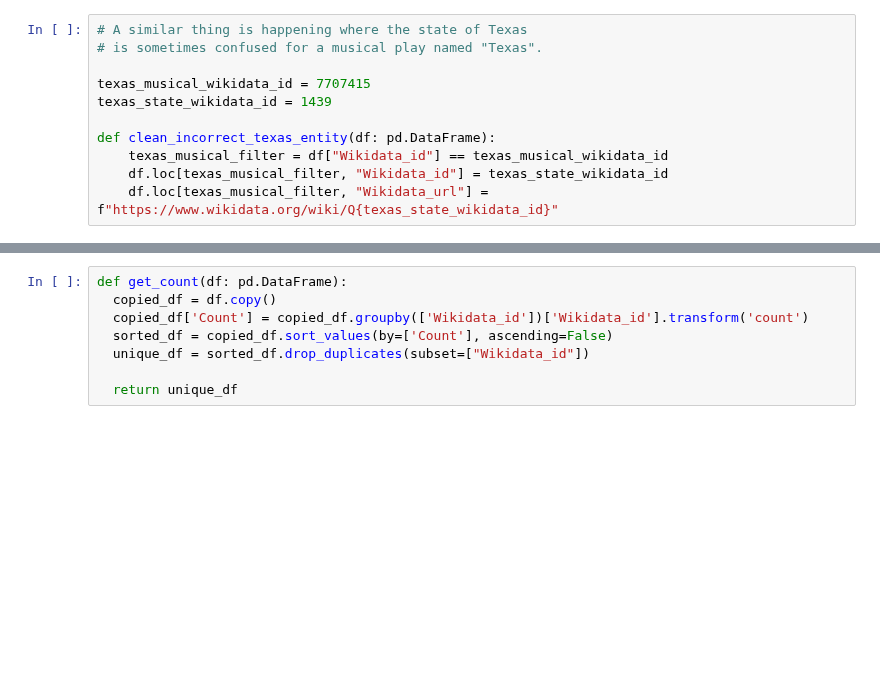
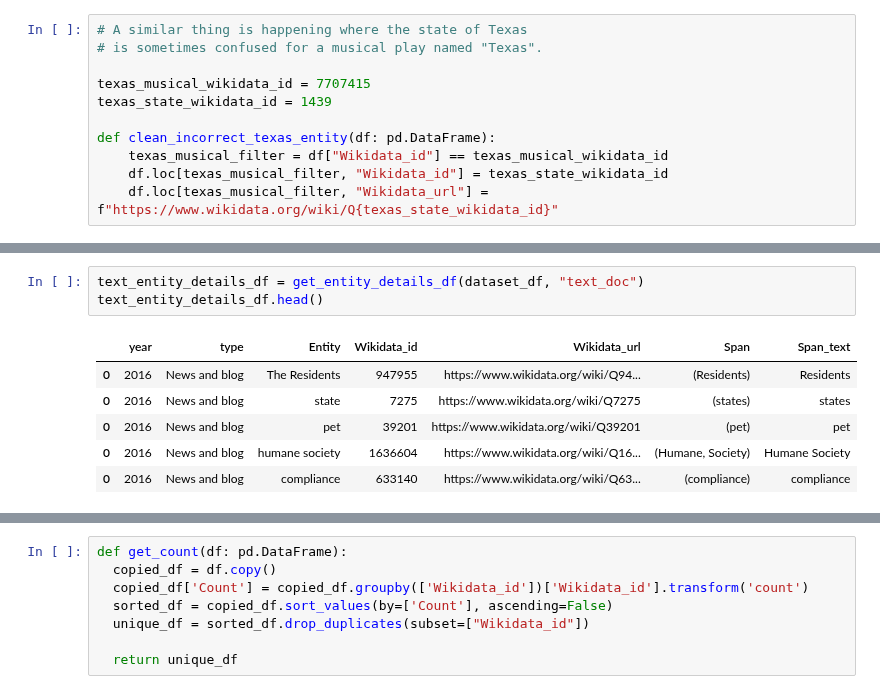
Before and after one commit to sfu-discourse-lab/fake_news_over_time, a Jupyter notebook: named_entity_recognition.ipynb, the cells around one changed output, grey strips where cells are left out. Drawn from its saved outputs; the diff is of its cells as text; blank space fills up the shorter version.

```diff
--- a/named_entity_recognition.ipynb
+++ b/named_entity_recognition.ipynb
@@ -167,0 +134,10 @@ headline_entities_data_df.head()
+# %%
+text_entity_details_df = get_entity_details_df(dataset_df, "text_doc")
+text_entity_details_df.head()
+# %% [output]
+|  | year | type | Entity | Wikidata_id | Wikidata_url | Span | Span_text |
+| 0 | 2016 | News and blog | The Residents | 947955 | https://www.wikidata.org/wiki/Q94... | (Residents) | Residents |
+| 0 | 2016 | News and blog | state | 7275 | https://www.wikidata.org/wiki/Q7275 | (states) | states |
+| 0 | 2016 | News and blog | pet | 39201 | https://www.wikidata.org/wiki/Q39201 | (pet) | pet |
+| 0 | 2016 | News and blog | humane society | 1636604 | https://www.wikidata.org/wiki/Q16... | (Humane, Society) | Humane Society |
+| 0 | 2016 | News and blog | compliance | 633140 | https://www.wikidata.org/wiki/Q63... | (compliance) | compliance |
```
Also changed, not shown: parts of 15 cells of this notebook, 20 other files.
